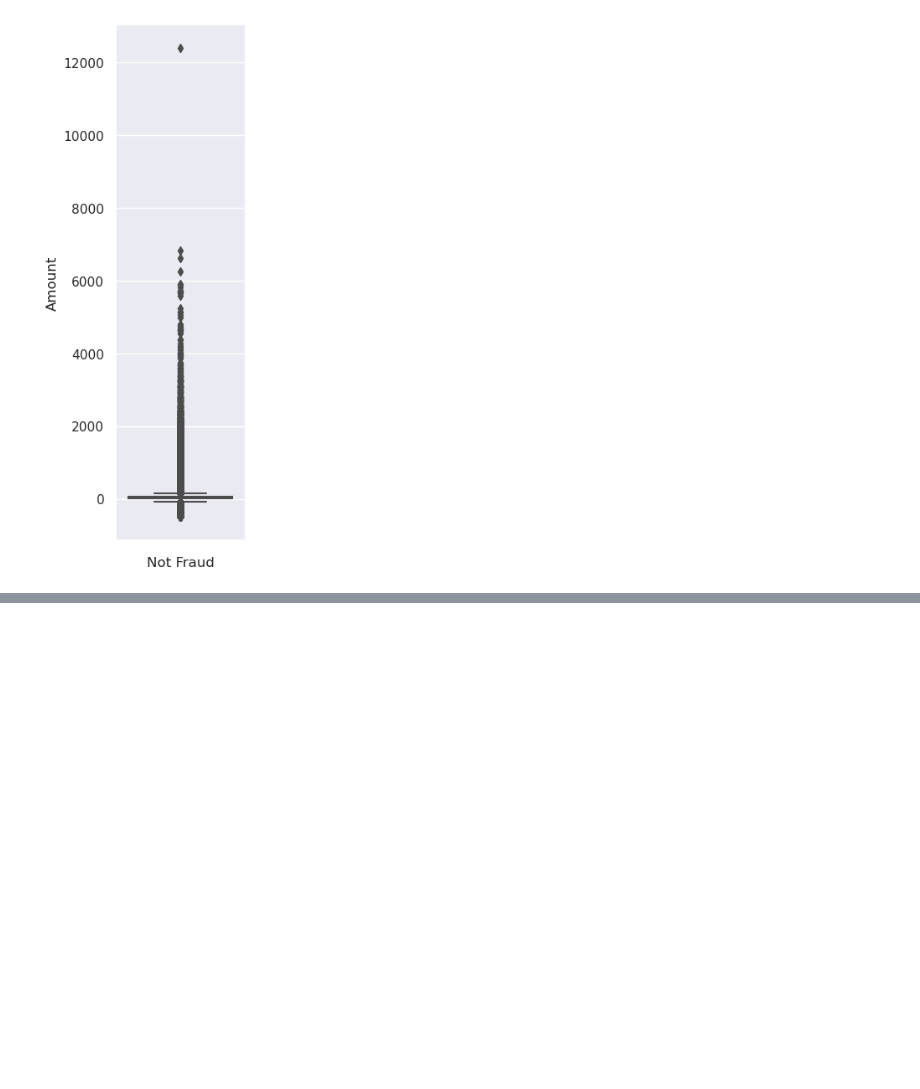
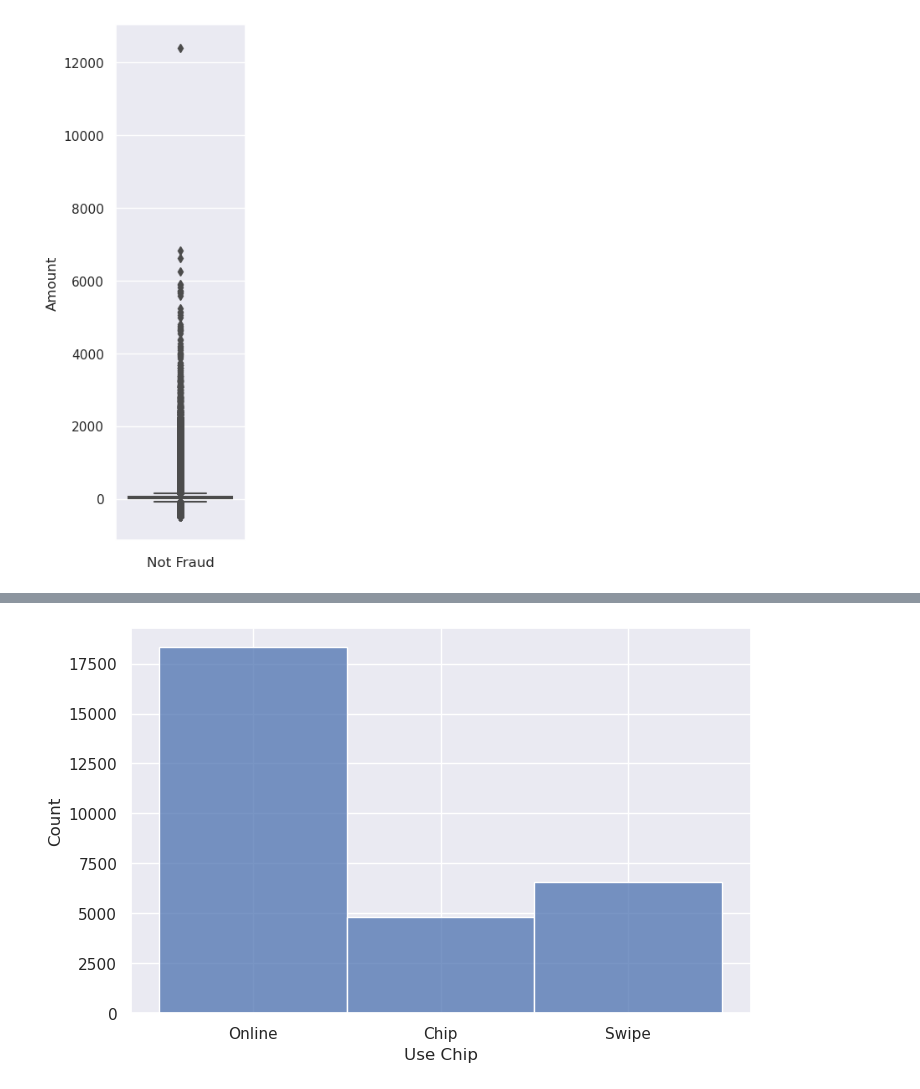
Before and after one commit to Yichen-Z/ece5831-2023-ccf, a Jupyter notebook: explore_transactions.ipynb, the cells around one changed output, grey strips where cells are left out. Saved outputs shown, nothing was run; the diff lists cells and outputs as text; code cells hidden in the pictures; blank space fills up the shorter version.

Commit message:
add graphics

```diff
--- a/explore_transactions.ipynb
+++ b/explore_transactions.ipynb
@@ -414,0 +455,7 @@ plt.show()
+# %%
+sns.set(rc={'figure.figsize': (8, 5)})
+# %%
+sns.histplot(data=fdf['Use Chip'])
+plt.show()
+# %% [output]
+[figure, added]
```
Also changed, not shown: parts of 5 cells of this notebook.
